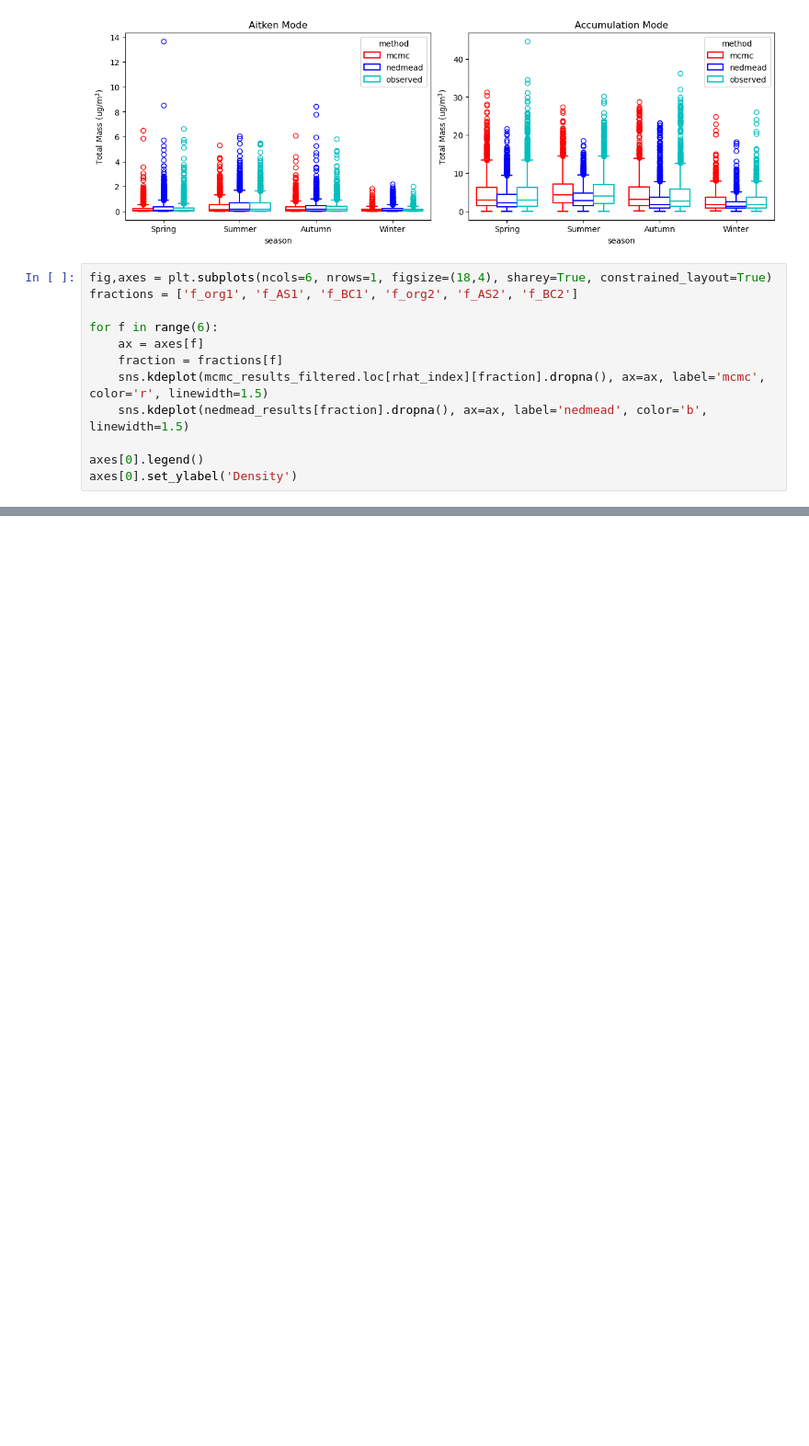
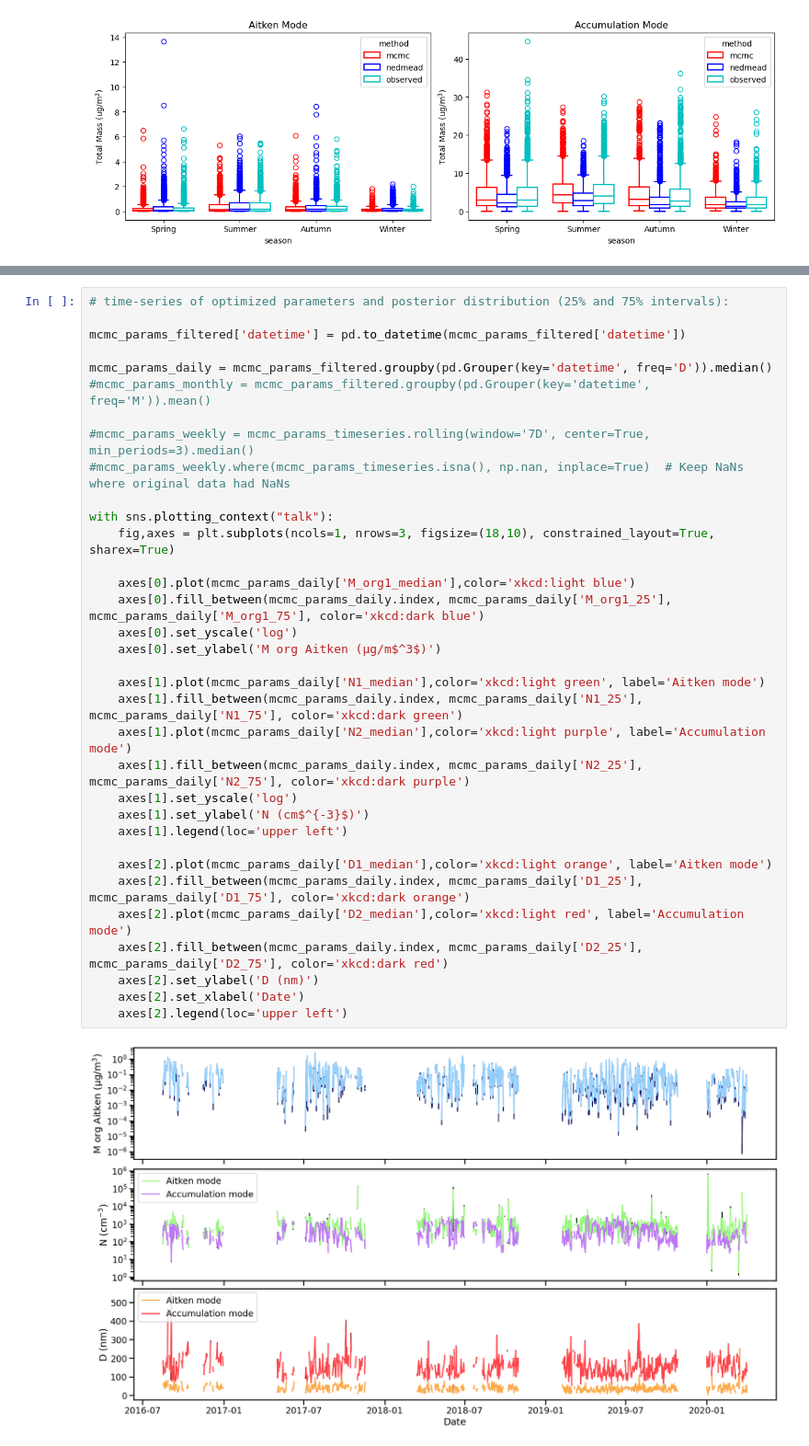
Before and after one commit to mauradewey/Modal-Aerosol-Composition, a Jupyter notebook: notebooks/explore-mcmc-results.ipynb, the cells around one changed output, grey strips where cells are left out. Shown at 92% size. Cells and saved outputs as stored; diff of their text form; blank space fills up the shorter version.

```diff
--- a/notebooks/explore-mcmc-results.ipynb
+++ b/notebooks/explore-mcmc-results.ipynb
@@ -882,15 +721,3 @@ axes[1].set_xticklabels(['Spring', 'Summer', 'Autumn', 'Winter'])
  Text(2, 0, 'Autumn'),
  Text(3, 0, 'Winter')]
 [figure]
-# %%
-fig,axes = plt.subplots(ncols=6, nrows=1, figsize=(18,4), sharey=True, constrained_layout=True)
-fractions = ['f_org1', 'f_AS1', 'f_BC1', 'f_org2', 'f_AS2', 'f_BC2']
-
-for f in range(6):
-    ax = axes[f]
-    fraction = fractions[f]
-    sns.kdeplot(mcmc_results_filtered.loc[rhat_index][fraction].dropna(), ax=ax, label='mcmc', color='r', linewidth=1.5)
-    sns.kdeplot(nedmead_results[fraction].dropna(), ax=ax, label='nedmead', color='b', linewidth=1.5)
-
-axes[0].legend()
-axes[0].set_ylabel('Density')
@@ -944,0 +740,36 @@ Text(0, 0.5, 'M_org1 Posterior std')
+# %%
+# time-series of optimized parameters and posterior distribution (25% and 75% intervals):
+
+mcmc_params_filtered['datetime'] = pd.to_datetime(mcmc_params_filtered['datetime'])
+
+mcmc_params_daily = mcmc_params_filtered.groupby(pd.Grouper(key='datetime', freq='D')).median()
+#mcmc_params_monthly = mcmc_params_filtered.groupby(pd.Grouper(key='datetime', freq='M')).mean()
+
+#mcmc_params_weekly = mcmc_params_timeseries.rolling(window='7D', center=True, min_periods=3).median()
+#mcmc_params_weekly.where(mcmc_params_timeseries.isna(), np.nan, inplace=True)  # Keep NaNs where original data had NaNs
+
+with sns.plotting_context("talk"):
+    fig,axes = plt.subplots(ncols=1, nrows=3, figsize=(18,10), constrained_layout=True, sharex=True)
+
+    axes[0].plot(mcmc_params_daily['M_org1_median'],color='xkcd:light blue')
+    axes[0].fill_between(mcmc_params_daily.index, mcmc_params_daily['M_org1_25'], mcmc_params_daily['M_org1_75'], color='xkcd:dark blue')
+    axes[0].set_yscale('log')
+    axes[0].set_ylabel('M org Aitken (µg/m$^3$)')
+
+    axes[1].plot(mcmc_params_daily['N1_median'],color='xkcd:light green', label='Aitken mode')
+    axes[1].fill_between(mcmc_params_daily.index, mcmc_params_daily['N1_25'], mcmc_params_daily['N1_75'], color='xkcd:dark green')
+    axes[1].plot(mcmc_params_daily['N2_median'],color='xkcd:light purple', label='Accumulation mode')
+    axes[1].fill_between(mcmc_params_daily.index, mcmc_params_daily['N2_25'], mcmc_params_daily['N2_75'], color='xkcd:dark purple')
+    axes[1].set_yscale('log')
+    axes[1].set_ylabel('N (cm$^{-3}$)')
+    axes[1].legend(loc='upper left')
+
+    axes[2].plot(mcmc_params_daily['D1_median'],color='xkcd:light orange', label='Aitken mode')
+    axes[2].fill_between(mcmc_params_daily.index, mcmc_params_daily['D1_25'], mcmc_params_daily['D1_75'], color='xkcd:dark orange')
+    axes[2].plot(mcmc_params_daily['D2_median'],color='xkcd:light red', label='Accumulation mode')
+    axes[2].fill_between(mcmc_params_daily.index, mcmc_params_daily['D2_25'], mcmc_params_daily['D2_75'], color='xkcd:dark red')
+    axes[2].set_ylabel('D (nm)')
+    axes[2].set_xlabel('Date')
+    axes[2].legend(loc='upper left')
+# %% [output]
+[figure, added]
```
Also changed, not shown: parts of 95 cells of this notebook, 23 other files.
